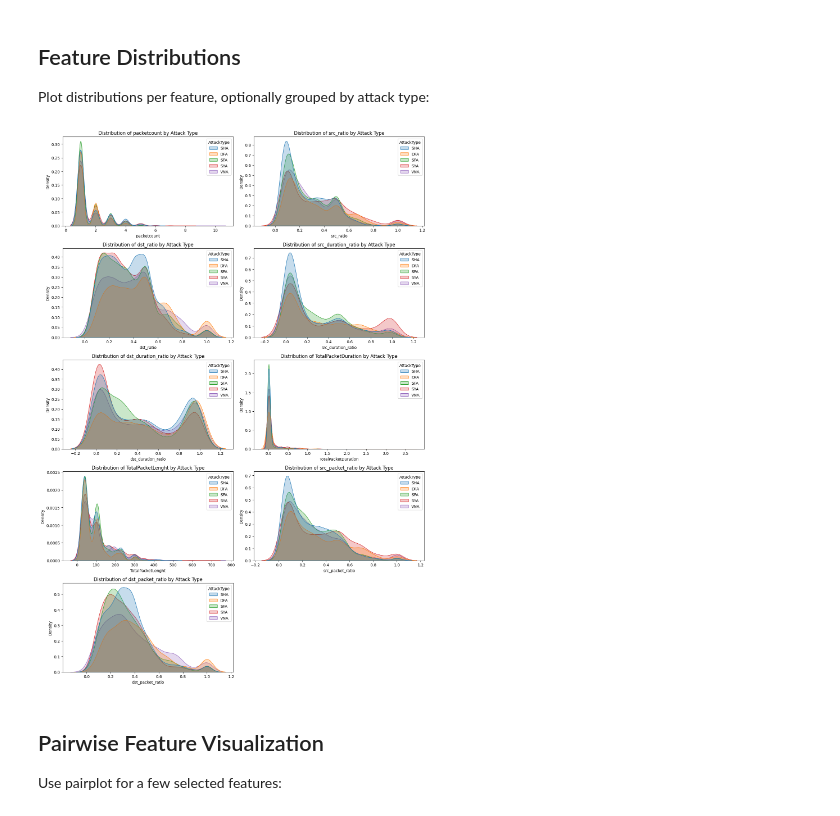
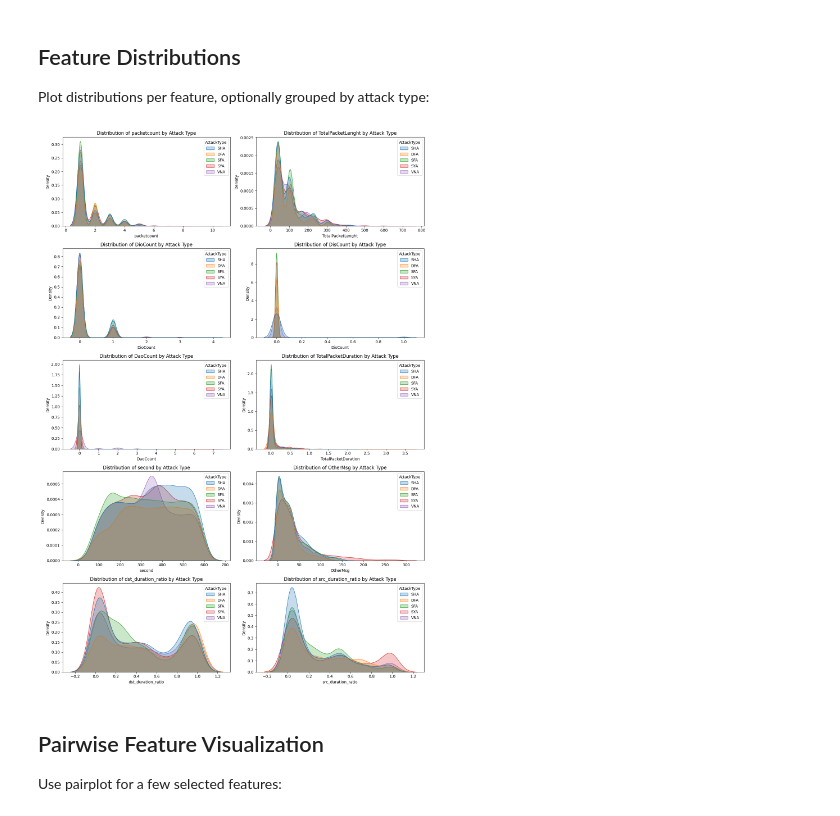
Before and after one commit to buildwithdemis/machinelearning, a Jupyter notebook: Capstone_01_task1.ipynb, the cells around one changed output. Saved outputs shown, nothing was run; the diff lists cells and outputs as text; code cells hidden in the pictures.

```diff
--- a/Capstone_01_task1.ipynb
+++ b/Capstone_01_task1.ipynb
@@ -178,0 +289,29 @@ plt.show()
+# %%
+import matplotlib.pyplot as plt
+%matplotlib inline
+
+# Define features and label
+attack_features = ['packetcount','TotalPacketLenght','DioCount','DisCount','DaoCount','TotalPacketDuration','second','OtherMsg',
+                   'dst_duration_ratio','src_duration_ratio']
+attack_label = 'AttackType'
+
+# Create subplots: 5 rows x 2 columns
+fig, axes = plt.subplots(nrows=5, ncols=2, figsize=(16, 12))
+axes = axes.flatten()  # Flatten to easily index
+
+# Plot each feature
+for i, col in enumerate(attack_features):
+    dataset.boxplot(column=col, by=attack_label, ax=axes[i])
+    axes[i].set_title(col)
+    axes[i].set_xlabel('')
+    axes[i].set_ylabel(col)
+
+# Hide any unused subplot (since we have 5 plots and 6 axes)
+for j in range(len(attack_features), len(axes)):
+    fig.delaxes(axes[j])
+
+# Set the overall title and layout
+plt.suptitle('Feature Distribution by Attack Type', fontsize=16)
+plt.tight_layout()
+plt.subplots_adjust(top=0.92)  # Adjust for suptitle
+plt.show()
@@ -181,27 +336,27 @@ plt.show()
 
 Plot distributions per feature, optionally grouped by attack type:
 # %%
-num_cols = ['packetcount', 'src_ratio', 'dst_ratio', 'src_duration_ratio',
-            'dst_duration_ratio', 'TotalPacketDuration', 'TotalPacketLenght',
-            'src_packet_ratio', 'dst_packet_ratio']
+num_cols = ['packetcount','TotalPacketLenght','DioCount','DisCount',
+            'DaoCount','TotalPacketDuration','second','OtherMsg',
+            'dst_duration_ratio','src_duration_ratio']
 
 
 # Create subplots: 5 rows, 2 columns (to accommodate 9 plots)
 fig, axes = plt.subplots(nrows=5, ncols=2, figsize=(14, 20))
 axes = axes.flatten()  # Flatten to easily iterate
 
 for i, col in enumerate(num_cols):
     sns.kdeplot(data=dataset, x=col, hue='AttackType', fill=True, ax=axes[i])
     axes[i].set_title(f'Distribution of {col} by Attack Type')
 
 # Hide the 10th subplot if it exists (since we only have 9 plots)
 if len(axes) > len(num_cols):
     axes[-1].axis('off')
 
 plt.tight_layout()
 plt.show()
 # %% [output]
-[figure, old version]
+[figure, new version]
 # %% [markdown]
 ## Pairwise Feature Visualization
 
```
Also changed, not shown: parts of 52 cells of this notebook.
